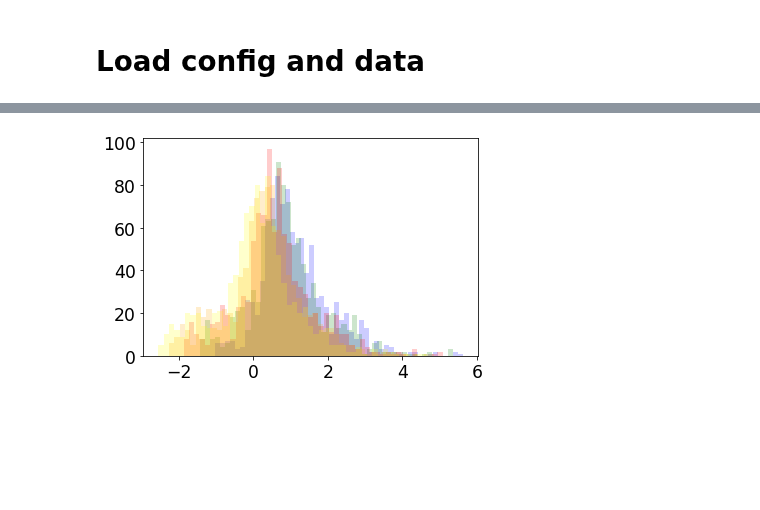
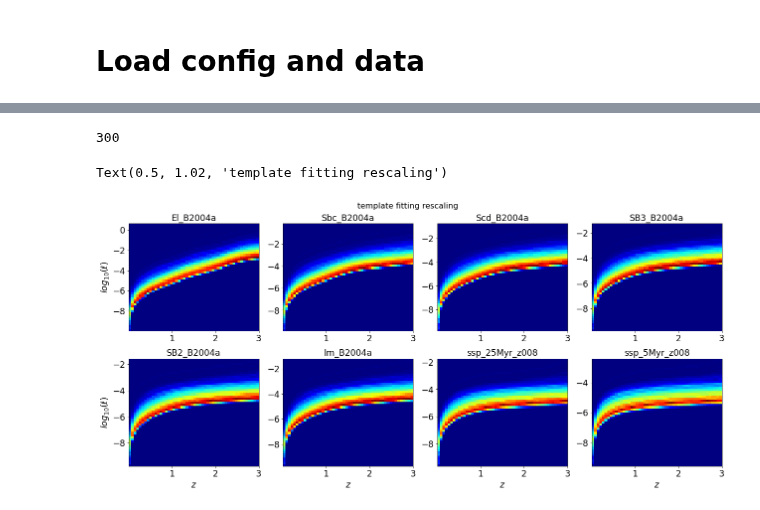
Before and after one commit to sylvielsstfr/MyDockerTools, a Jupyter notebook: UbuntuAnacondaDelightRail/notebooks/test_delight_templateFitting/test_delighttemplateFitting.ipynb, the cells around one changed output, grey strips where cells are left out. Drawn from its saved outputs; the diff is of its cells as text; code cells hidden in the pictures; blank space fills up the shorter version.

Commit message:
nice plot from template fitting

```diff
--- a/UbuntuAnacondaDelightRail/notebooks/test_delight_templateFitting/test_delighttemplateFitting.ipynb
+++ b/UbuntuAnacondaDelightRail/notebooks/test_delight_templateFitting/test_delighttemplateFitting.ipynb
@@ -33,7 +33,7 @@ plt.rcParams['ytick.labelsize']= 'xx-large'
 
 - select if want to control Delight internal simulation or DC2
 # %%
-FLAG_DC2=False
+FLAG_DC2=True
 # %%
 if FLAG_DC2:
     configfilename='tmp/parametersTest.cfg'
@@ -115,7 +120,7 @@ numMetrics = 7 + len(params['confidenceLevels'])
 localPDFs = np.zeros((numLines, numZ))
 localMetrics = np.zeros((numLines, numMetrics))
 
-all_ell = []
+
 
 
 # Now loop over each target galaxy (indexed bu loc index) to compute likelihood function
@@ -149,7 +154,13 @@ for z, normedRefFlux, bands, fluxes, fluxesVar,bCV, fCV, fvCV in trainingDataIte
                                        ell_hat=ell_hat_z,\
                                        ell_var=(ell_hat_z*params['ellPriorSigma'])**2,returnEllML=True)
 
-    all_ell.append(ell)
+    #all_z.append(z)
+    if FLAG_DC2 and np.random.uniform()<0.1:
+        all_ell.append(ell)
+    elif not FLAG_DC2:
+        all_ell.append(ell)
+    #all_fluxes.append(fluxes)
+
 
     b_in = np.array(params['p_t'])[None, :]
     beta2 = np.array(params['p_z_t'])**2.0
@@ -172,8 +183,0 @@ all_ell.shape
-# %%
-plt.hist(np.log10(all_ell[:,200,0,:]),bins=50,facecolor="b",alpha=0.2);
-plt.hist(np.log10(all_ell[:,200,1,:]),bins=50,facecolor="g",alpha=0.2);
-plt.hist(np.log10(all_ell[:,200,2,:]),bins=50,facecolor="r",alpha=0.2);
-plt.hist(np.log10(all_ell[:,200,3,:]),bins=50,facecolor="orange",alpha=0.2);
-plt.hist(np.log10(all_ell[:,200,4,:]),bins=50,facecolor="yellow",alpha=0.2);
-# %% [output]
-[figure, removed]
@@ -179,0 +186,4 @@ plt.hist(np.log10(all_ell[:,200,4,:]),bins=50,facecolor="yellow",alpha=0.2);
+# %%
+redshiftGrid.size
+# %% [output]
+300
@@ -180,5 +192,37 @@ plt.hist(np.log10(all_ell[:,200,4,:]),bins=50,facecolor="yellow",alpha=0.2);
 # %%
-alert False
+NR=2
+NC=4
+NT=8
+ND=all_ell.shape[0]
+# %%
+fig, axs = plt.subplots(NR, NC,figsize=(18,8))
+
+
+for it in np.arange(len(sed_names)):
+
+    z_coll=[]
+    lell_coll=[]
+    iy=it//NC
+    ix=it-iy*NC
+
+    for iz in np.arange(numZ):
+        for idx in np.arange(ND):
+            z_coll.append(redshiftGrid[iz])
+            lell_coll.append(np.log10(all_ell[idx,iz,it,0]))
+
+    axs[iy,ix].hist2d(z_coll,lell_coll,(50,50),cmap="jet");
+    axs[iy,ix].set_title(sed_names[it])
+    if iy==1:
+        axs[iy,ix].set_xlabel("$z$")
+    if ix==0:
+        axs[iy,ix].set_ylabel("$log_{10}(\ell)$")
+
+
+plt.tight_layout()
+plt.suptitle("template fitting rescaling",y=1.02,fontsize=16)
+# %% [output]
+Text(0.5, 1.02, 'template fitting rescaling')
+[figure, added]
 # %%
 #plt.hist(np.log10(np.array(all_ell)),bins=100);
 #plt.xlabel("$log_{10}(\ell)$")
```
Also changed, not shown: parts of 8 cells of this notebook.
